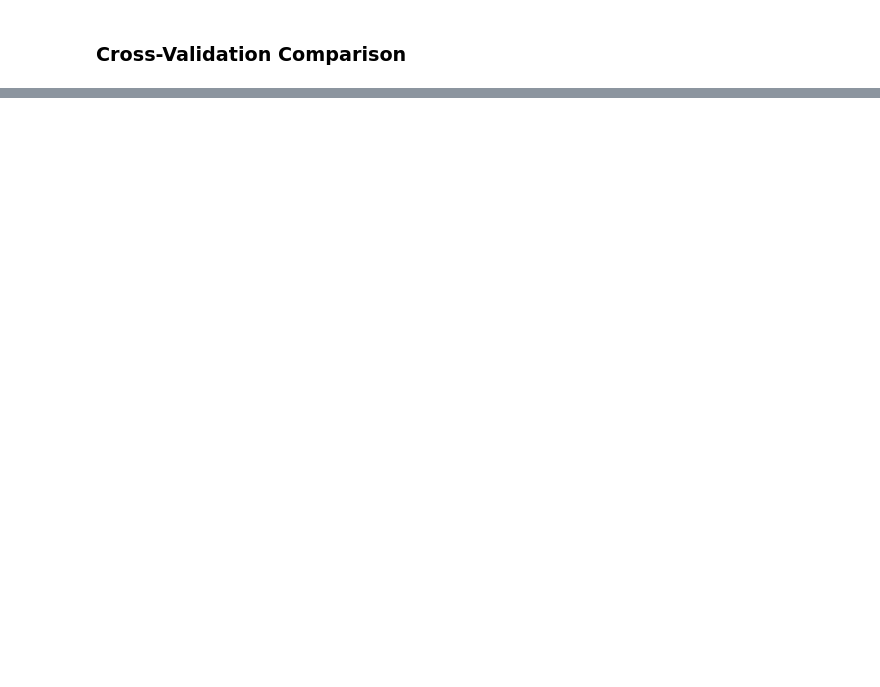
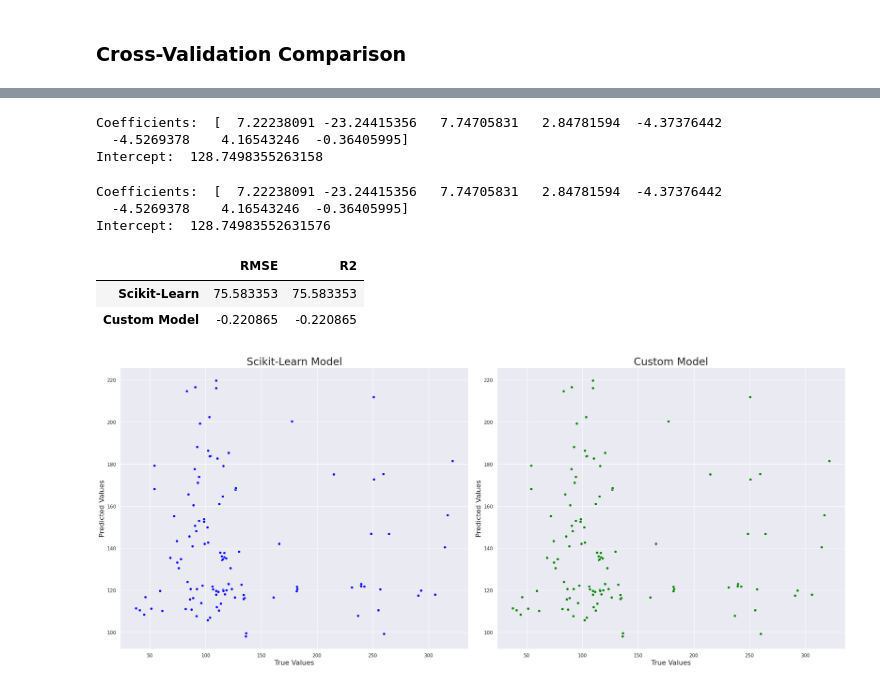
Before and after one commit to rafaelcbpy/Comp_Aplicada_ICA, a Jupyter notebook: notebooks/HW2/regression.ipynb, the cells around one changed output, grey strips where cells are left out. Drawn from its saved outputs; the diff is of its cells as text; code cells hidden in the pictures; blank space fills up the shorter version.

```diff
--- a/notebooks/HW2/regression.ipynb
+++ b/notebooks/HW2/regression.ipynb
@@ -299,0 +379,3 @@ scores = cross_val_score(lm, X_train, y_train, cv=cv, scoring="neg_root_mean_squ
+# %%
+ridge = Ridge()
+cv = KFold(n_splits=n_splits)
@@ -299,0 +391,2 @@ scores = cross_val_score(lm, X_train, y_train, cv=cv, scoring="neg_root_mean_squ
+# %%
+alpha_ridge = best_params_ridge["alpha"]
@@ -299,0 +451,63 @@ scores = cross_val_score(lm, X_train, y_train, cv=cv, scoring="neg_root_mean_squ
+# %%
+sk_ridge = Ridge(alpha=alpha_ridge)
+sk_ridge.fit(X_train, y_train)
+
+sk_yhat_ridge = sk_ridge.predict(X_test)
+rmse_ridge.append(root_mean_squared_error(y_test, sk_yhat_ridge))
+r2_ridge.append(r2_score(y_test, sk_yhat_ridge))
+# %%
+print("Coefficients: ", sk_ridge.coef_)
+print("Intercept: ", sk_ridge.intercept_)
+# %% [output]
+Coefficients:  [  7.22238091 -23.24415356   7.74705831   2.84781594  -4.37376442
+  -4.5269378    4.16543246  -0.36405995]
+Intercept:  128.7498355263158
+# %%
+custom_ridge = RidgeRegressor(alpha=alpha_ridge)
+custom_ridge.fit(X_train, y_train)
+
+custom_yhat_ridge = custom_ridge.predict(X_test)
+rmse_ridge.append(root_mean_squared_error(y_test, custom_yhat_ridge))
+r2_ridge.append(r2_score(y_test, custom_yhat_ridge))
+# %%
+print("Coefficients: ", custom_ridge.weights[1:])
+print("Intercept: ", custom_ridge.weights[0])
+# %% [output]
+Coefficients:  [  7.22238091 -23.24415356   7.74705831   2.84781594  -4.37376442
+  -4.5269378    4.16543246  -0.36405995]
+Intercept:  128.74983552631576
+# %%
+pd.DataFrame([rmse_ridge, r2_ridge], columns=["RMSE", "R2"], index=["Scikit-Learn", "Custom Model"])
+# %% [output]
+|  | RMSE | R2 |
+| Scikit-Learn | 75.583353 | 75.583353 |
+| Custom Model | -0.220865 | -0.220865 |
+# %%
+fig, (ax1, ax2) = plt.subplots(1, 2, figsize=(24, 10), dpi=100, constrained_layout = True)
+# axs = axs.flatten()
+# i=0
+sns.scatterplot(
+    x=y_test,
+    y=sk_yhat_ridge,
+    ax=ax1,
+    color="Blue"
+)
+
+ax1.set_title(f"Scikit-Learn Model", fontsize=24)
+ax1.set_xlabel("True Values", fontsize=16)
+ax1.set_ylabel("Predicted Values", fontsize=16)
+
+sns.scatterplot(
+    x=y_test,
+    y=custom_yhat_ridge,
+    ax=ax2,
+    color="Green"
+)
+
+ax2.set_title(f"Custom Model", fontsize=24)
+ax2.set_xlabel("True Values", fontsize=16)
+ax2.set_ylabel("Predicted Values", fontsize=16)
+
+fig = fig
+# %% [output]
+[figure, added]
```
Also changed, not shown: parts of 34 cells of this notebook, 1 other file.
